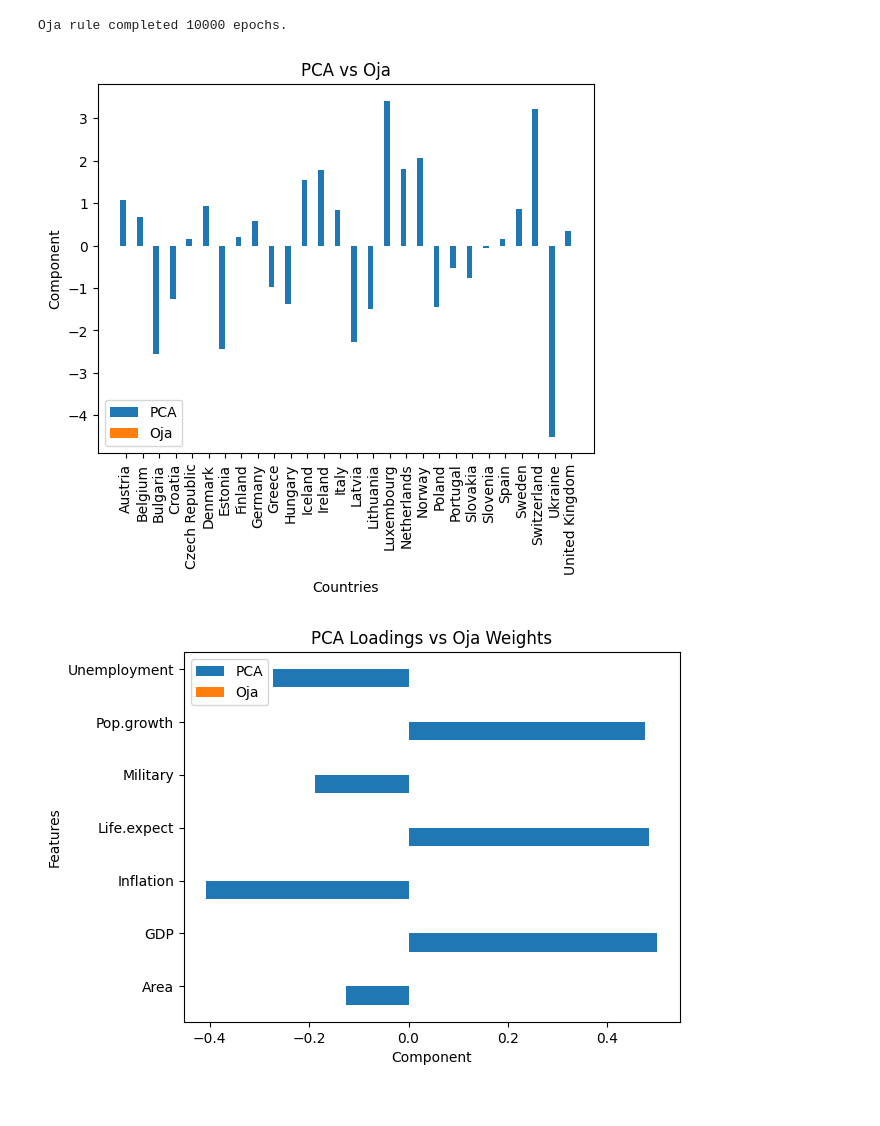
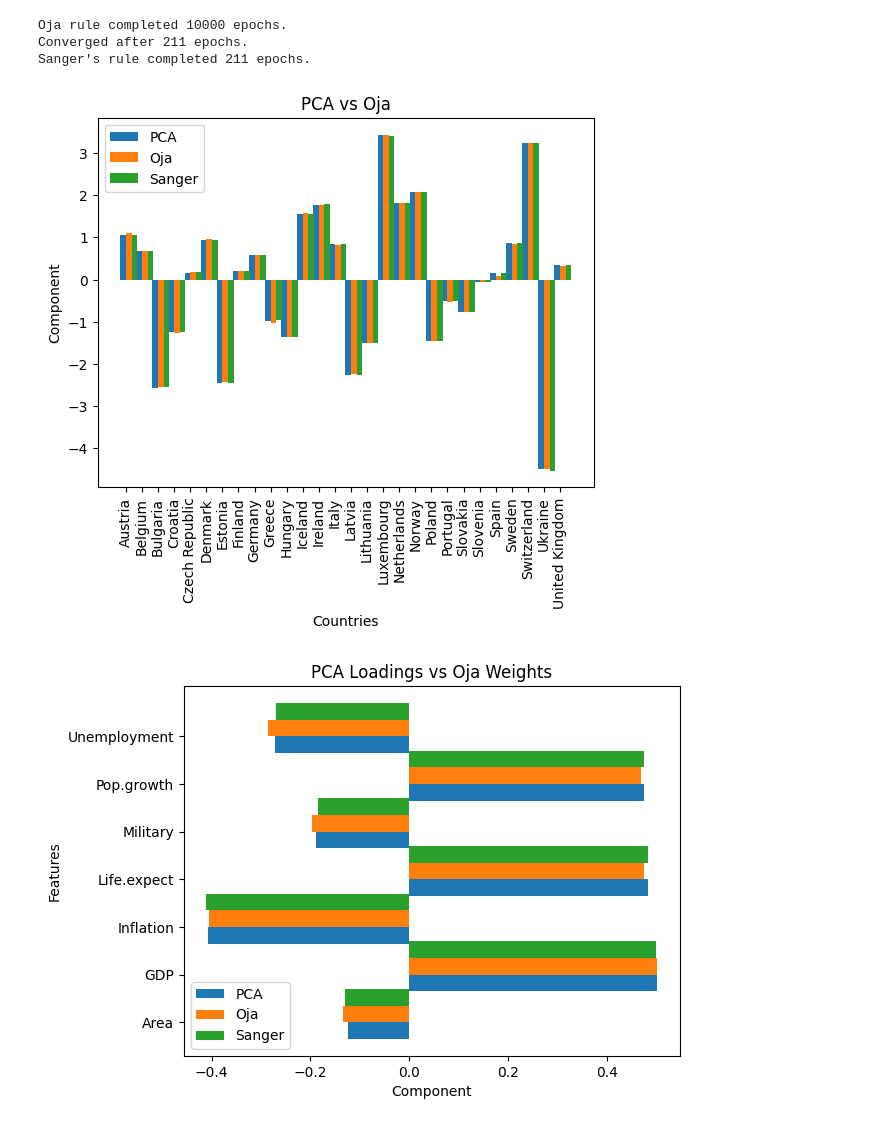
Before and after one commit to cijjas/sia, a Jupyter notebook: tp4/src/ej1.2_pca_vs_oja_adaptative_eta.ipynb, the cells around one changed output. Cells and saved outputs as stored; diff of their text form; code cells hidden in the pictures.

Commit message:
Fix: divide_by_epoch

```diff
--- a/tp4/src/ej1.2_pca_vs_oja_adaptative_eta.ipynb
+++ b/tp4/src/ej1.2_pca_vs_oja_adaptative_eta.ipynb
@@ -2,6 +2,7 @@
 # We are going to compare the results obtained doing PCA analysis of the europe.csv against the results obtained using Oja's algorithm.
 
 from core.oja import Oja
+from core.sanger import Sanger
 from sklearn.decomposition import PCA
 import pandas as pd
 from utils.eta_function import divide_by_epoch
@@ -27,8 +28,16 @@ oja = Oja(seed=42, num_features=data.shape[1], eta_function=divide_by_epoch)
 
 # Fit the data
 oja_weights = oja.fit(data.values, epochs=10000)
+
+# Create Sanger object
+sanger = Sanger(seed=42, num_features=data.shape[1], num_components=num_components, eta_function=divide_by_epoch)
+
+# Fit the data
+sanger_weights = sanger.fit(data.values, epochs=10000)
 # %% [output]
 Oja rule completed 10000 epochs.
+Converged after 211 epochs.
+Sanger's rule completed 211 epochs.
 # %%
 import numpy as np
 import matplotlib.pyplot as plt
@@ -46,6 +55,17 @@ pca_component = components_pca[:, 0]
 # gotta get the first component of Oja. I have the weights, but I need to multiply them by the data
 oja_component = np.dot(data.values, oja_weights)
 
+# get first component of Sanger
+sanger_component = np.dot(data.values, sanger_weights[0])
+
+# make the oja and pca components have the same sign
+if np.corrcoef(pca_component, oja_component)[0, 1] < 0:
+    oja_component = -oja_component
+
+# make the sanger and pca components have the same sign
+if np.corrcoef(pca_component, sanger_component)[0, 1] < 0:
+    sanger_component = -sanger_component
+
 # Get the countries
 countries = full_data["Country"]
 
@@ -61,6 +81,7 @@ bar_width = 0.35
 # Create the bars
 pca_bars = ax.bar(index, pca_component, bar_width, label="PCA")
 oja_bars = ax.bar(index + bar_width, oja_component, bar_width, label="Oja")
+sanger_bars = ax.bar(index + 2*bar_width, sanger_component, bar_width, label="Sanger")
 
 # Set the labels
 ax.set_xlabel('Countries')
@@ -74,32 +95,41 @@ ax.legend()
 plt.show()
 
 
 # Plot the results of PCA loadings vs Oja weights
 # We are using a horizontal bar plot to compare the loadings of PCA and the weights of Oja
 
 # Get the loadings of PCA
 loadings_pca = pca.components_[0]
 
 # Create the index
 index = np.arange(len(loadings_pca))
 
 # Create the figure
 fig, ax = plt.subplots()
 
+# make the oja weights have the same sign as the pca loadings
+if np.corrcoef(loadings_pca, oja_weights)[0, 1] < 0:
+    oja_weights = -oja_weights
+
+# make the sanger weights have the same sign as the pca loadings
+if np.corrcoef(loadings_pca, sanger_weights[0])[0, 1] < 0:
+    sanger_weights = -sanger_weights
+
 # Create the bars
 pca_bars = ax.barh(index, loadings_pca, bar_width, label="PCA")
 oja_bars = ax.barh(index + bar_width, oja_weights, bar_width, label="Oja")
+sanger_bars = ax.barh(index + 2*bar_width, sanger_weights[0], bar_width, label="Sanger")
 
 # Set the labels
 ax.set_xlabel('Component')
 ax.set_ylabel('Features')
 ax.set_title('PCA Loadings vs Oja Weights')
 ax.set_yticks(index + bar_width / 2)
 ax.set_yticklabels(full_data.columns[1:], rotation=0)
 ax.legend()
 
 # Show the plot
 plt.show()
 # %% [output]
-[figure, old version]
+[figure, new version]
-[figure, old version]
+[figure, new version]
```
Also changed, not shown: parts of 2 cells of this notebook, 2 other files.
